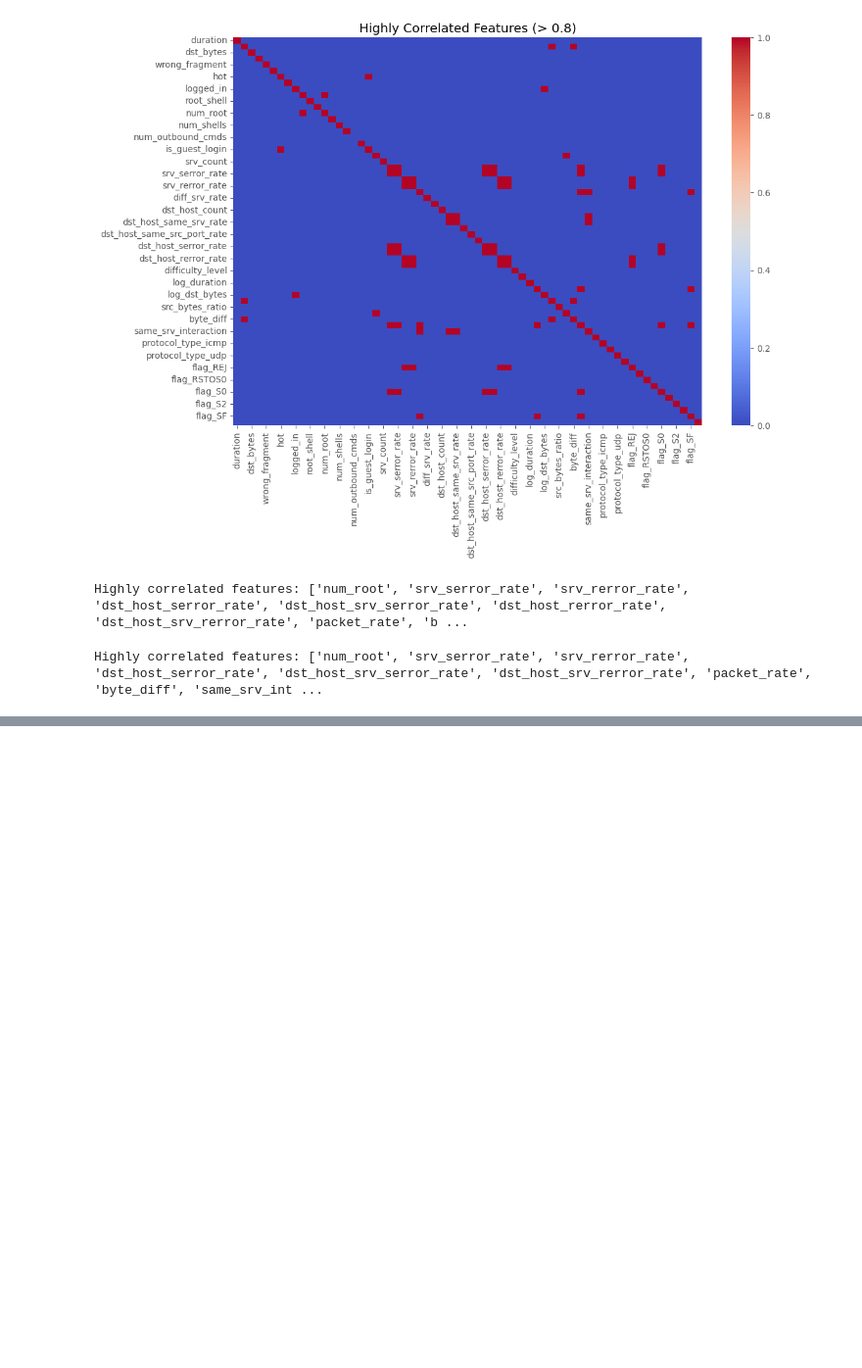
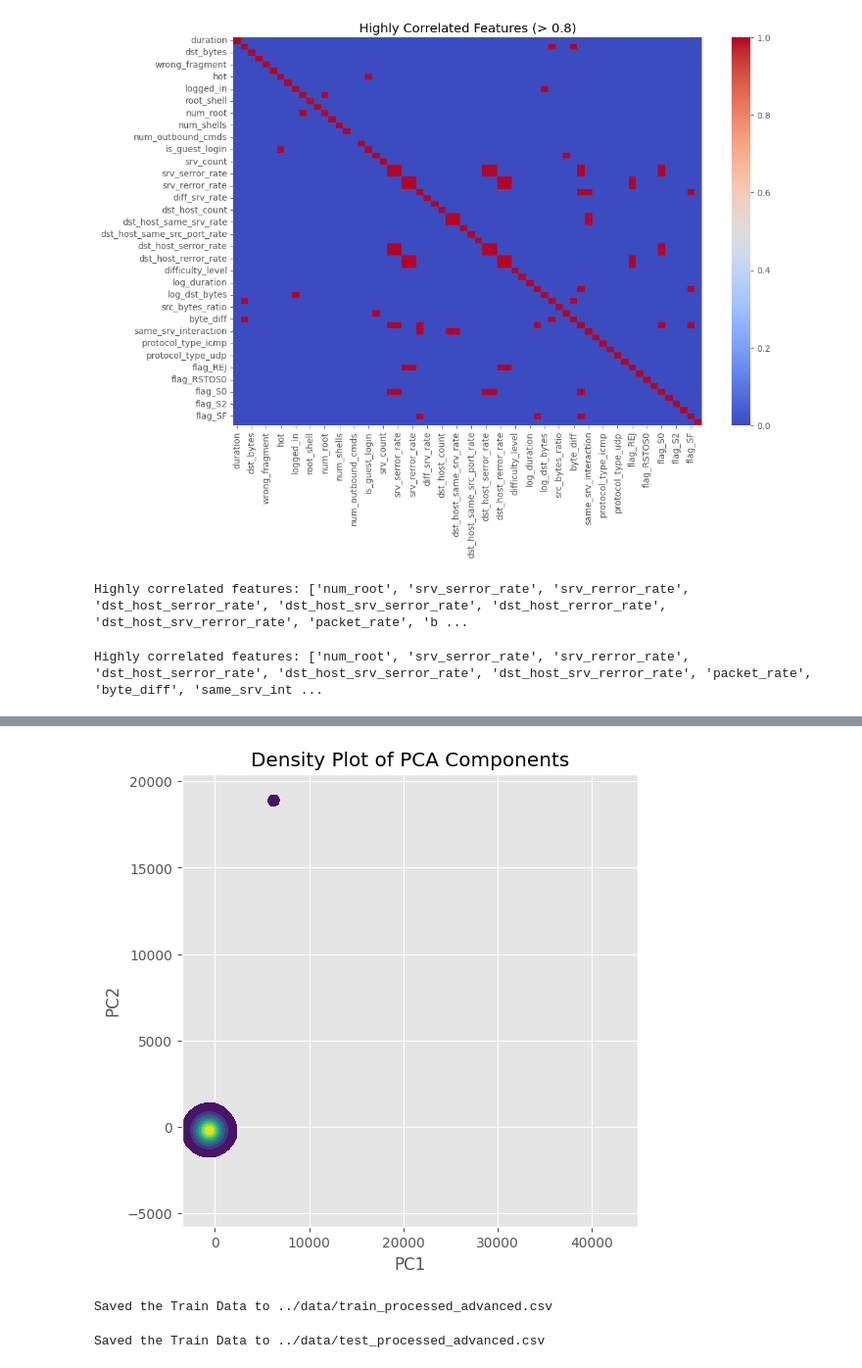
Before and after one commit to mailech/SentinelNet-AI-Powered-Network-Intrusion-Detection-System-, a Jupyter notebook: notebooks/02_feature_engineering.ipynb, the cells around one changed output, grey strips where cells are left out. Shown at 98% size. Drawn from its saved outputs; the diff is of its cells as text; code cells hidden in the pictures; blank space fills up the shorter version.

```diff
--- a/notebooks/02_feature_engineering.ipynb
+++ b/notebooks/02_feature_engineering.ipynb
@@ -947,0 +1102,31 @@ Highly correlated features: ['num_root', 'srv_serror_rate', 'srv_rerror_rate', '
+# %%
+plt.figure(figsize=(6,6))
+sns.kdeplot(
+    x=x_pca[:,0],
+    y=x_pca[:,1],
+    fill=True,
+    cmap="viridis",
+    thresh=0.05
+)
+
+plt.title("Density Plot of PCA Components")
+plt.xlabel("PC1")
+plt.ylabel("PC2")
+plt.show()
+# %% [output]
+[figure, added]
+# %%
+import os
+output_dir = "../data/"
+os.makedirs(output_dir, exist_ok=True)
+# Combine TRAIN features + target
+df_final_train = pd.concat([X_resampled, y_resampled], axis=1)
+# Define save path
+train_save_path = os.path.join(output_dir, "train_processed_advanced.csv")
+
+# Save file
+df_final_train.to_csv(train_save_path, index=False)
+
+print(f"Saved the Train Data to {train_save_path}")
+# %% [output]
+Saved the Train Data to ../data/train_processed_advanced.csv
@@ -947,0 +1140,15 @@ Highly correlated features: ['num_root', 'srv_serror_rate', 'srv_rerror_rate', '
+# %%
+import os
+output_dir = "../data/"
+os.makedirs(output_dir, exist_ok=True)
+# Combine TRAIN features + target
+df_final_test = pd.concat([X_resampled, y_resampled], axis=1)
+# Define save path
+test_save_path = os.path.join(output_dir, "test_processed_advanced.csv")
+
+# Save file
+df_final_test.to_csv(test_save_path, index=False)
+
+print(f"Saved the Train Data to {test_save_path}")
+# %% [output]
+Saved the Train Data to ../data/test_processed_advanced.csv
```
Also changed, not shown: parts of 19 cells of this notebook.
